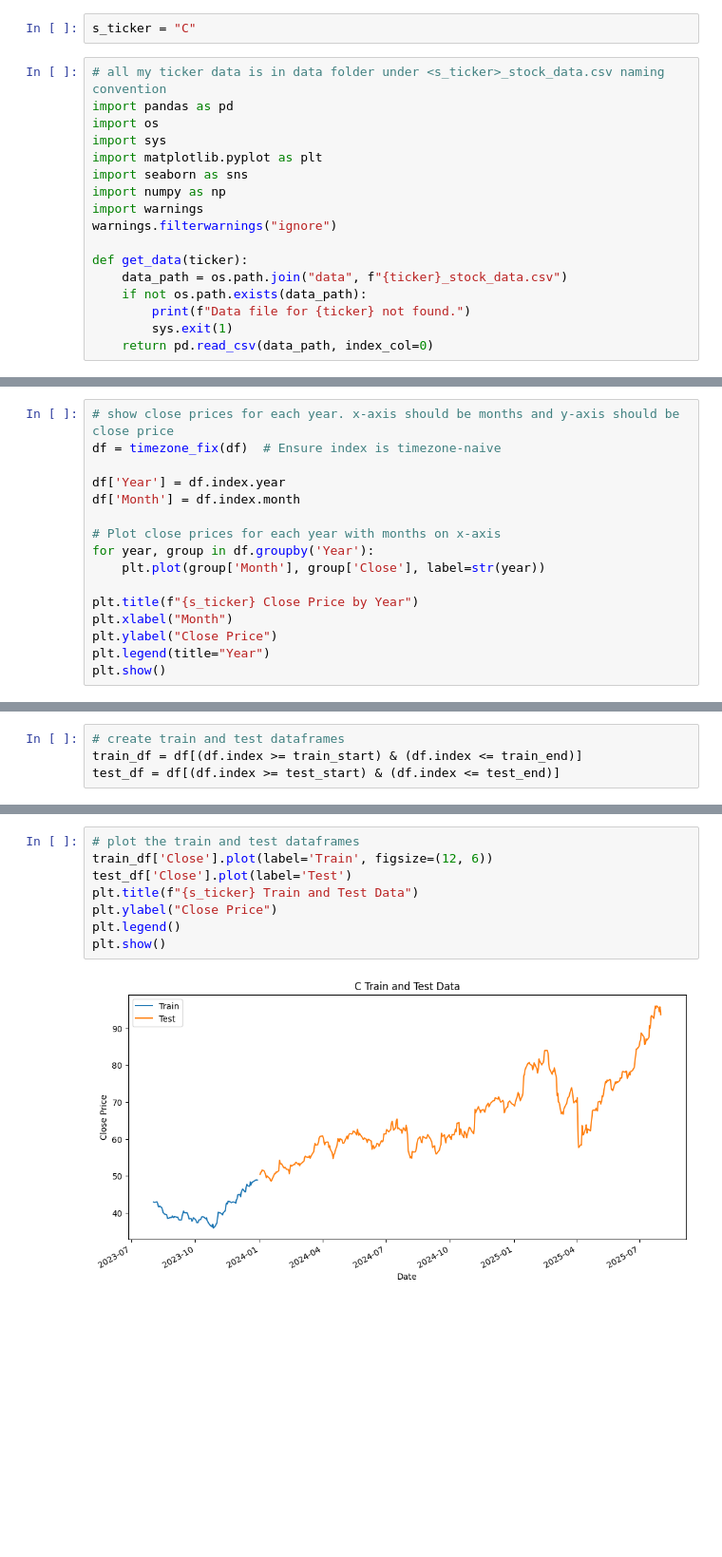
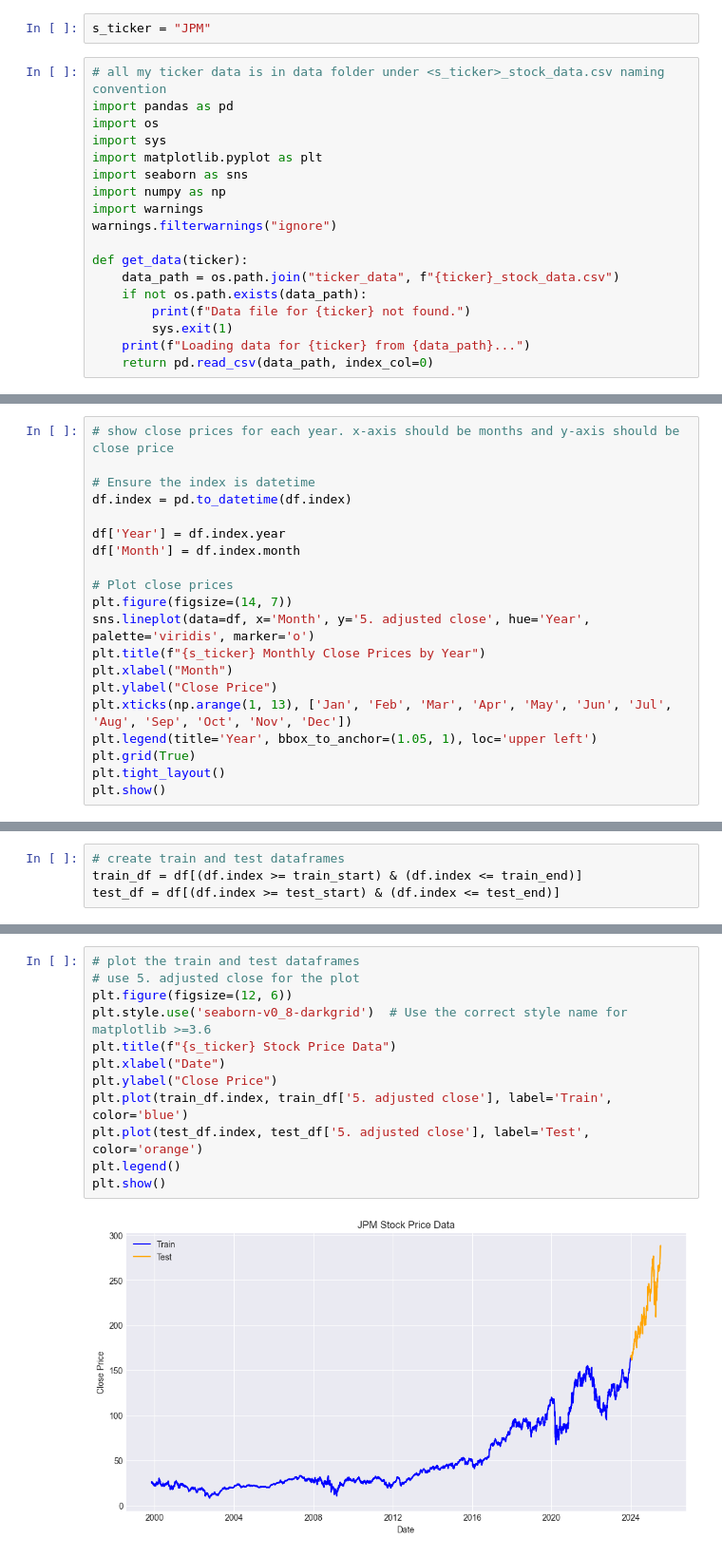
Before and after one commit to gprlearn/ucb_capstone, a Jupyter notebook: 1_main.ipynb, the cells around one changed output, grey strips where cells are left out. Shown at 95% size. Cells and saved outputs as stored; diff of their text form; blank space fills up the shorter version.

```diff
--- a/1_main.ipynb
+++ b/1_main.ipynb
@@ -3340,7 +3182,7 @@ valuation_df_filtered
 # %% [markdown]
 # Lets now try to evaluate technical trends
 # %%
-s_ticker = "C"
+s_ticker = "JPM"
 # %%
 # all my ticker data is in data folder under <s_ticker>_stock_data.csv naming convention
 import pandas as pd
@@ -3353,10 +3195,11 @@ import warnings
 warnings.filterwarnings("ignore")
 
 def get_data(ticker):
-    data_path = os.path.join("data", f"{ticker}_stock_data.csv")
+    data_path = os.path.join("ticker_data", f"{ticker}_stock_data.csv")
     if not os.path.exists(data_path):
         print(f"Data file for {ticker} not found.")
         sys.exit(1)
+    print(f"Loading data for {ticker} from {data_path}...")
     return pd.read_csv(data_path, index_col=0)
 # %%
 df = get_data(s_ticker)
@@ -3380,17 +3224,21 @@ Date
 # %%
 # show close prices for each year. x-axis should be months and y-axis should be close price
-df = timezone_fix(df)  # Ensure index is timezone-naive
+
+# Ensure the index is datetime
+df.index = pd.to_datetime(df.index)
 
 df['Year'] = df.index.year
 df['Month'] = df.index.month
 
-# Plot close prices for each year with months on x-axis
-for year, group in df.groupby('Year'):
-	plt.plot(group['Month'], group['Close'], label=str(year))
-
-plt.title(f"{s_ticker} Close Price by Year")
+# Plot close prices
+plt.figure(figsize=(14, 7))
+sns.lineplot(data=df, x='Month', y='5. adjusted close', hue='Year', palette='viridis', marker='o')
+plt.title(f"{s_ticker} Monthly Close Prices by Year")
 plt.xlabel("Month")
 plt.ylabel("Close Price")
-plt.legend(title="Year")
+plt.xticks(np.arange(1, 13), ['Jan', 'Feb', 'Mar', 'Apr', 'May', 'Jun', 'Jul', 'Aug', 'Sep', 'Oct', 'Nov', 'Dec'])
+plt.legend(title='Year', bbox_to_anchor=(1.05, 1), loc='upper left')
+plt.grid(True)
+plt.tight_layout()
 plt.show()
 # %% [output]
@@ -3430,10 +3297,14 @@ test_df = df[(df.index >= test_start) & (df.index <= test_end)]
 # %%
 # plot the train and test dataframes
-train_df['Close'].plot(label='Train', figsize=(12, 6))
-test_df['Close'].plot(label='Test')
-plt.title(f"{s_ticker} Train and Test Data")
+# use 5. adjusted close for the plot
+plt.figure(figsize=(12, 6))
+plt.style.use('seaborn-v0_8-darkgrid')  # Use the correct style name for matplotlib >=3.6
+plt.title(f"{s_ticker} Stock Price Data")
+plt.xlabel("Date")
 plt.ylabel("Close Price")
+plt.plot(train_df.index, train_df['5. adjusted close'], label='Train', color='blue')
+plt.plot(test_df.index, test_df['5. adjusted close'], label='Test', color='orange')
 plt.legend()
 plt.show()
 # %% [output]
-[figure, old version]
+[figure, new version]
```
Also changed, not shown: parts of 13 cells of this notebook, 3 other files.
